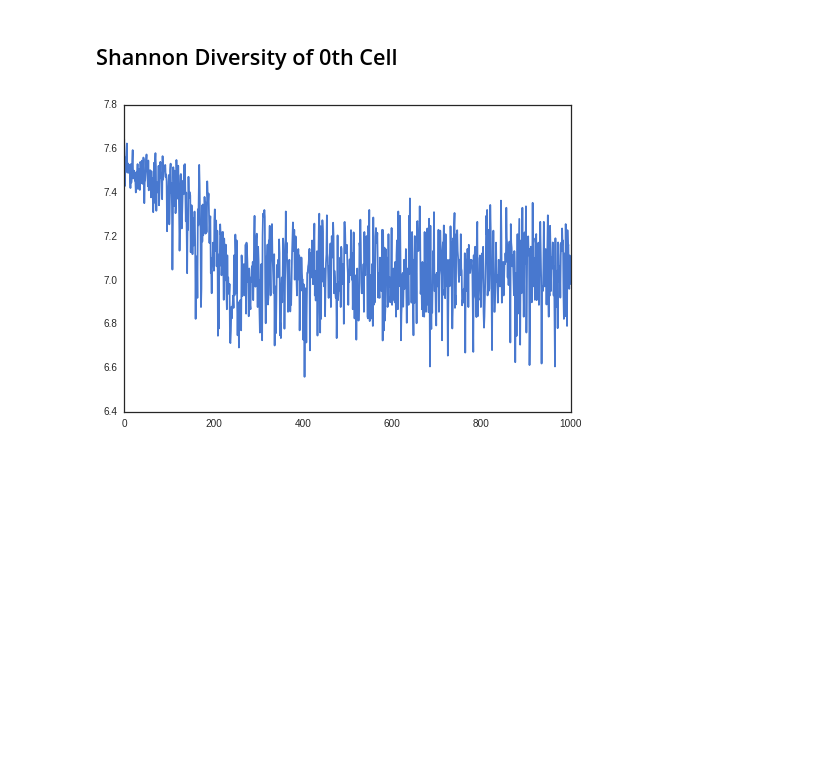
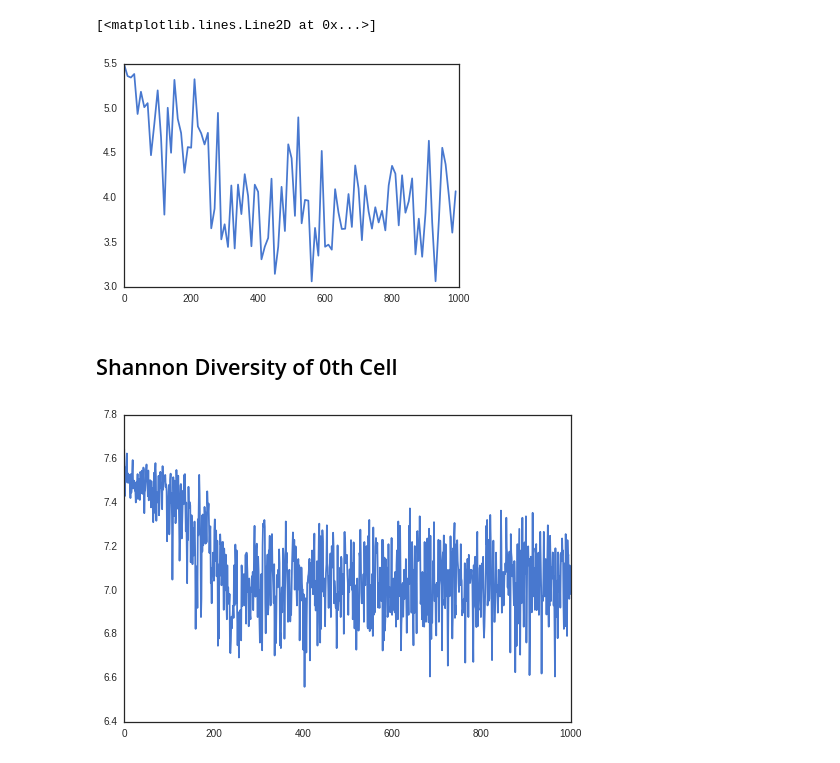
Before and after one commit to devosoft/Empirical, a Jupyter notebook: examples/evo/replica_runs_analysis.ipynb, the cells around one changed output. Drawn from its saved outputs; the diff is of its cells as text; code cells hidden in the pictures; blank space fills up the shorter version.

```diff
--- a/examples/evo/replica_runs_analysis.ipynb
+++ b/examples/evo/replica_runs_analysis.ipynb
@@ -56,3 +53,8 @@ sns.distplot(squish.loc["{}0".format(prefix, graphnum)]["ShannonDiversity"], bin
+# %%
+plt.plot(squish_mixed.loc["{}0".format(prefix)]["shannon_diversity"])
+# %% [output]
+[<matplotlib.lines.Line2D at 0x...>]
+[figure, added]
 # %% [markdown]
 Shannon Diversity of 0th Cell
 -----------------------------
```
Also changed, not shown: parts of 4 cells of this notebook, 16 other files.
